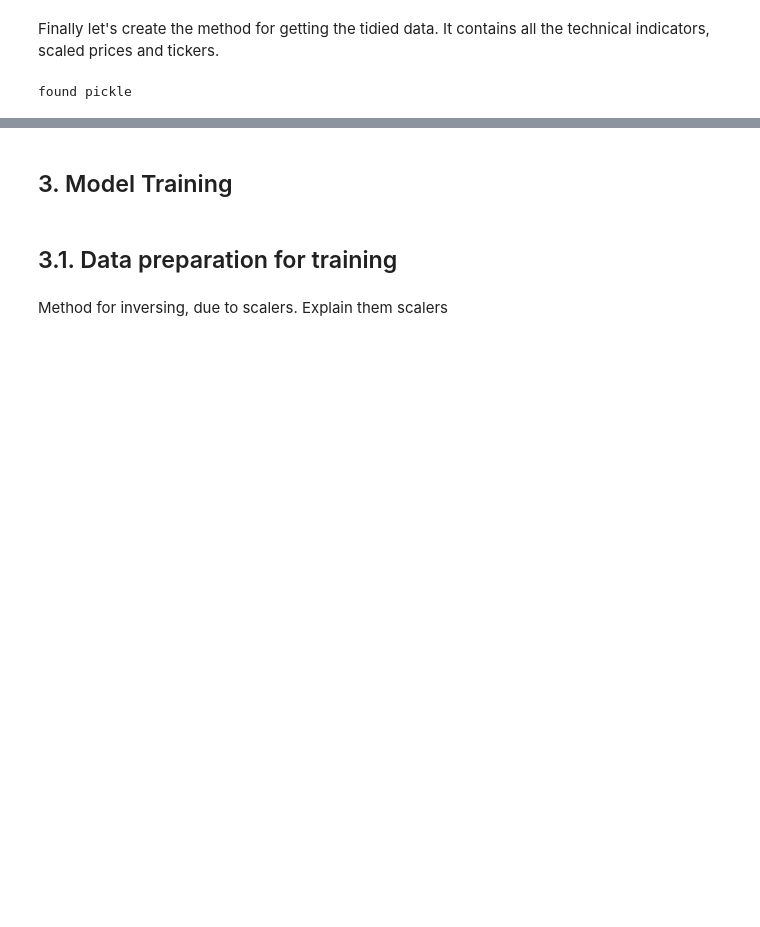
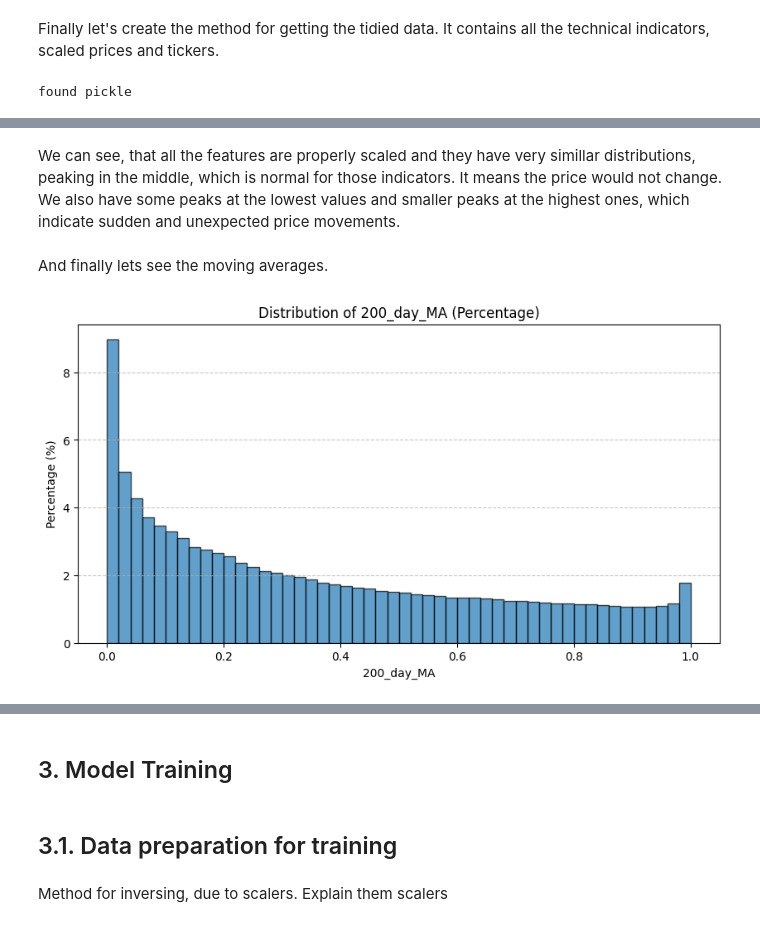
Before and after one commit to thunder913/Deep-Learning, a Jupyter notebook: stocks_deep_learning.ipynb, the cells around one changed output, grey strips where cells are left out. Drawn from its saved outputs; the diff is of its cells as text; code cells hidden in the pictures; blank space fills up the shorter version.

```diff
--- a/stocks_deep_learning.ipynb
+++ b/stocks_deep_learning.ipynb
@@ -280,0 +327,8 @@ found pickle
+# %% [markdown]
+We can see, that all the features are properly scaled and they have very simillar distributions, peaking in the middle, which is normal for those indicators. It means the price would not change. We also have some peaks at the lowest values and smaller peaks at the highest ones, which indicate sudden and unexpected price movements.
+# %% [markdown]
+And finally lets see the moving averages.
+# %%
+plot_adjusted_close_histogram(stock_data_tidy, '200_day_MA')
+# %% [output]
+[figure, added]
```
Also changed, not shown: parts of 19 cells of this notebook.
